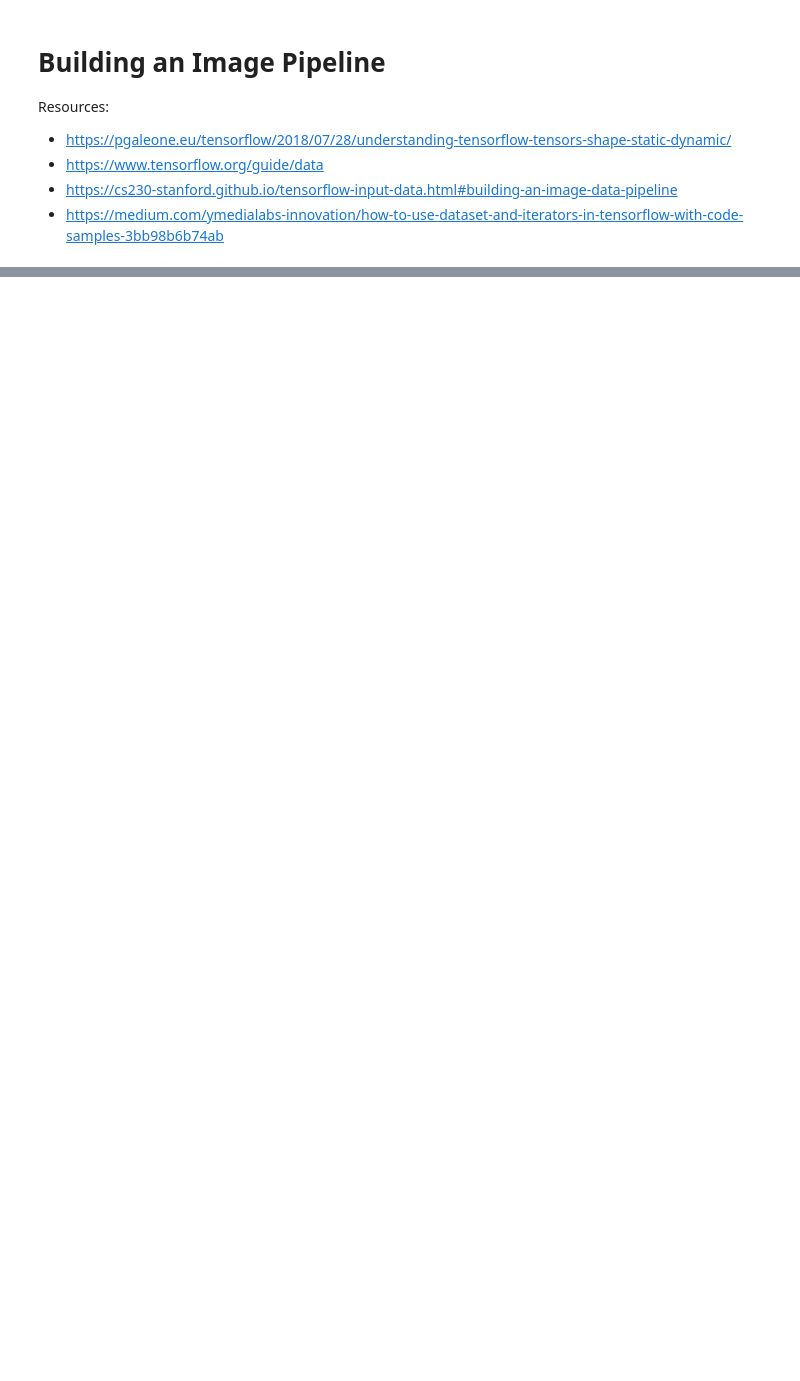
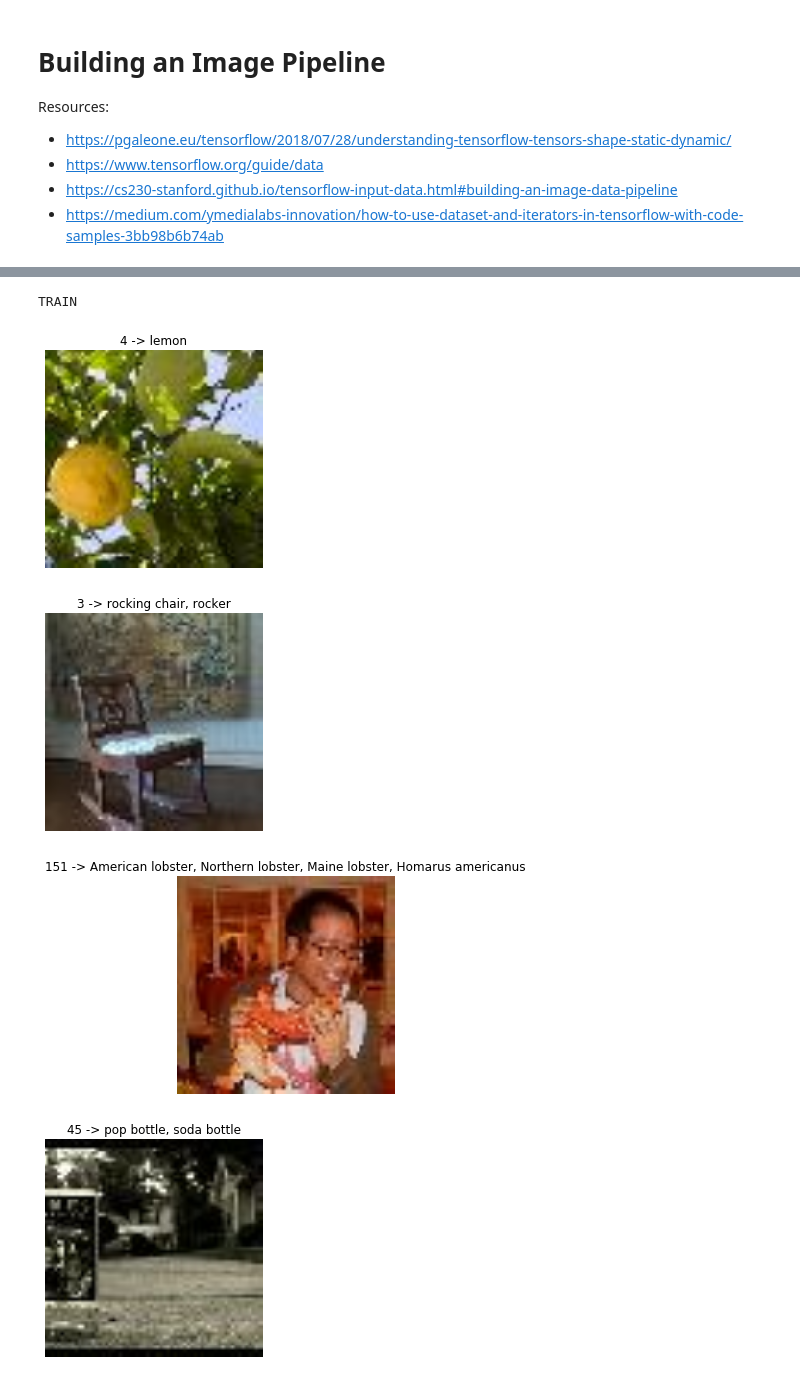
Before and after one commit to riccardo1980/dataset_collection, a Jupyter notebook: notebooks/DatasetImagePipeline.ipynb, the cells around one changed output, grey strips where cells are left out. Saved outputs shown, nothing was run; the diff lists cells and outputs as text; code cells hidden in the pictures; blank space fills up the shorter version.

```diff
--- a/notebooks/DatasetImagePipeline.ipynb
+++ b/notebooks/DatasetImagePipeline.ipynb
@@ -122,0 +163,14 @@ with tf.Session() as sess:
+# %%
+with tf.Session() as sess:
+    sess.run(tf.global_variables_initializer())
+
+    print('TRAIN')
+    image, label = sess.run(train_next_element)
+    for img, ll in zip(image[:5], label[:5]):
+        show(img,' '.join([str(ll), '->', df[index_to_label[ll]]]))
+# %% [output]
+TRAIN
+[figure, added]
+[figure, added]
+[figure, added]
+[figure, added]
```
Also changed, not shown: parts of 10 cells of this notebook, 4 other files.
